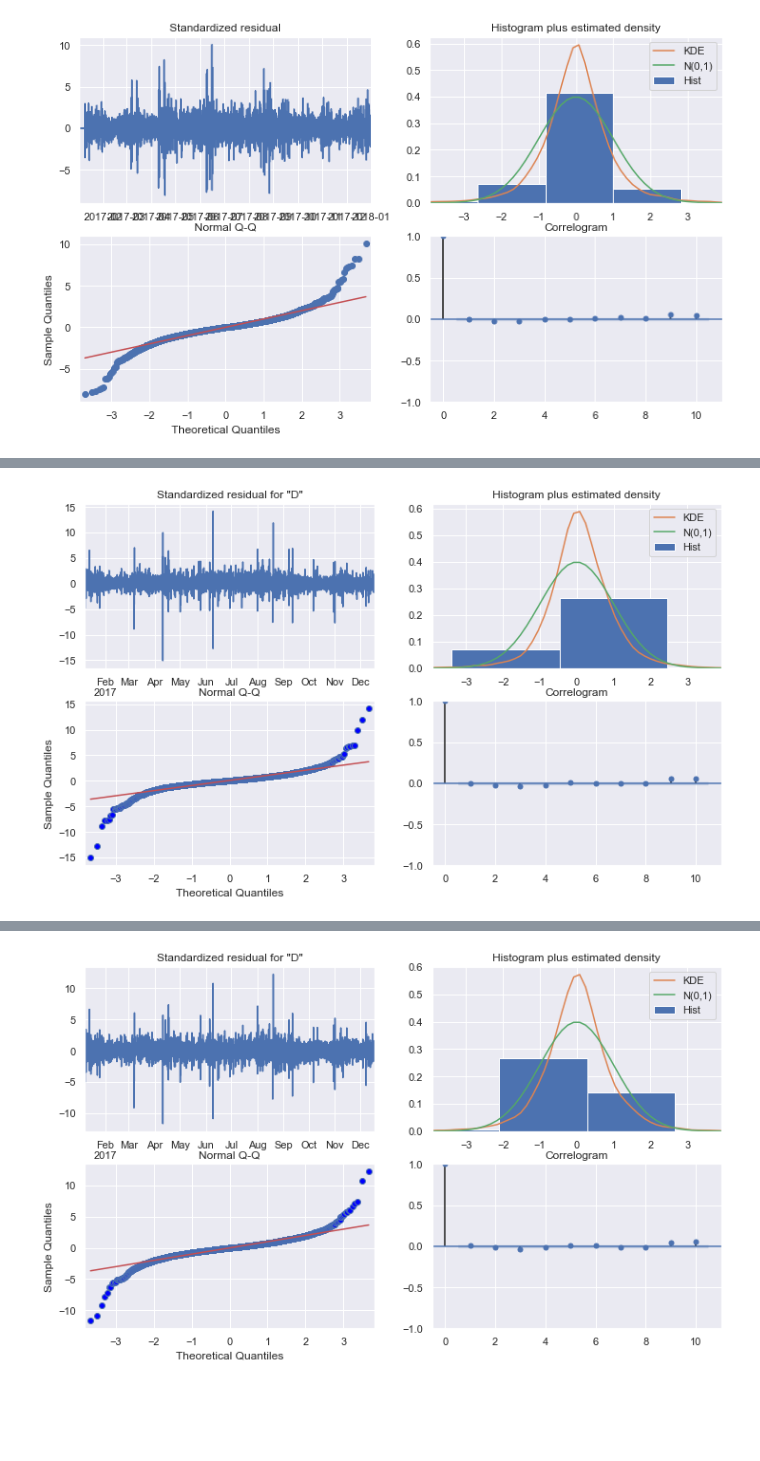
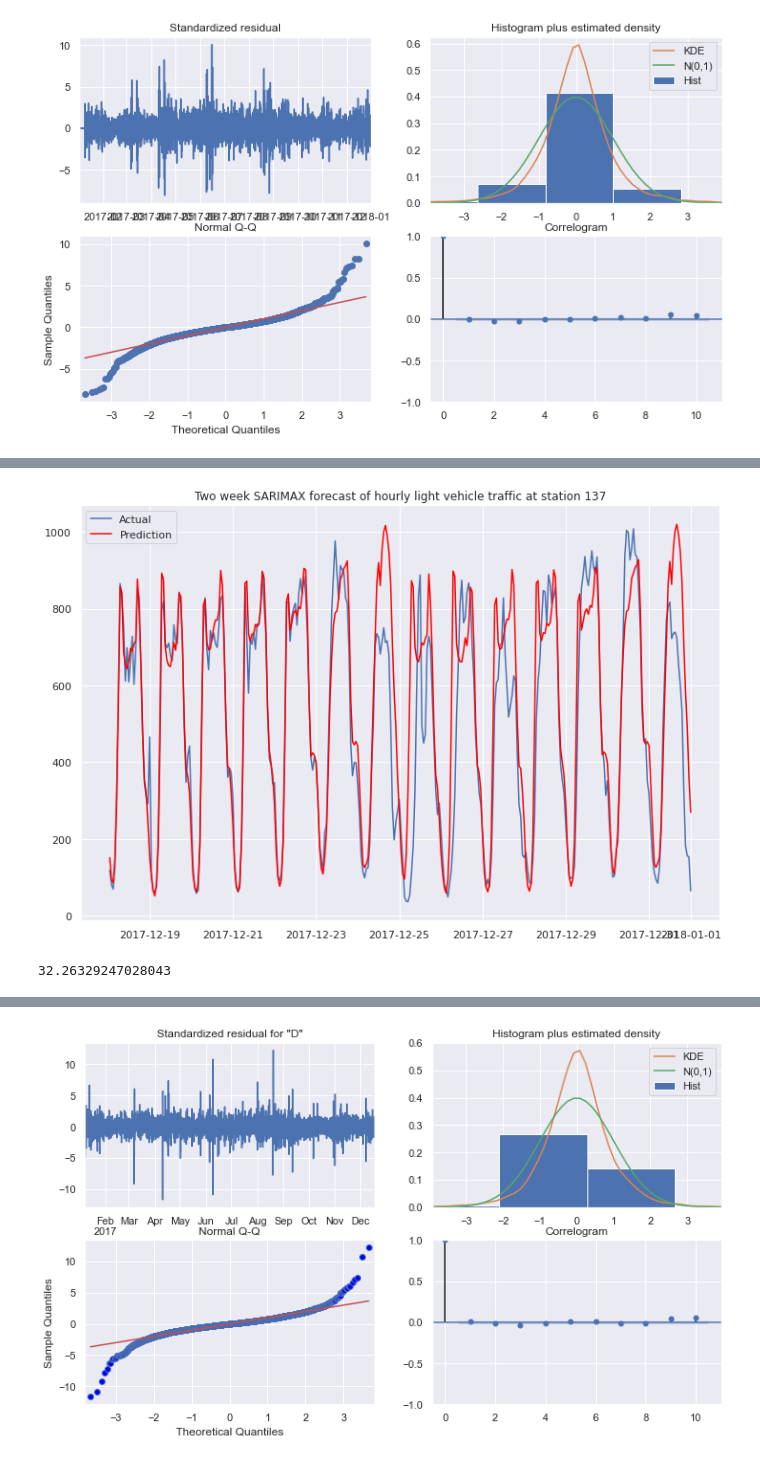
Before and after one commit to isdabelle/DigitalTwinBridges, a Jupyter notebook: CirculationInsights.ipynb, the cells around one changed output, grey strips where cells are left out. Drawn from its saved outputs; the diff is of its cells as text; code cells hidden in the pictures; blank space fills up the shorter version.

```diff
--- a/CirculationInsights.ipynb
+++ b/CirculationInsights.ipynb
@@ -266,18 +235,6 @@ for k_week in range(4, 6):
 # %% [output]
 4 half, 5 day, 4 week, 4 year, 105935.29067621767 aic
 KeyboardInterrupt:
-# %%
-def train_test(df):
-    df = df.to_frame()
-    terms_df = add_fourier_terms(df, 0, 0, 0, 5) #Smallest AIC value 4 half, 5 day, 3 week, 4 year
-    terms_df['Date'] = terms_df.index.date
-    terms_df['holiday'] = terms_df['Date'].isin(swiss_holiday)
-    terms_df = terms_df.drop(columns='Date')
-    df = pd.concat([df, terms_df], axis=1)
-    df['holiday'] = df.holiday.astype(float)
-    test = df.tail(336)
-    train = df.head(df.shape[0]-336)
-    return test, train
 # %%
 test, train = train_test(df_light)
 # %%
@@ -348,11 +414,6 @@ for q_ in range(0, 2):
 # %%
-#For small vehicle traffic data
+test, train = train_test(df_light)
 
-for q_ in range(0, 2):
-    for Q_ in range(0, 2):
-        for p_ in range(0, 3):
-            for P_ in range(1, 4):
-                model_opt = ARIMA(train['Date'], order=(p_,0,q_), seasonal_order=(P_, 1, Q_, 168), exog = train.drop(columns='Date'), trend='c')
-                results = model_opt.fit(method='innovations_mle', low_memory=True, cov_type='none')
-                print('({}, 0, {})({}, 1, {}), aic={}'.format(p_, q_, P_, Q_, results.aic))
-                aic.append(results.aic)
+#Best model for the light car traffic: (1, 0, 0)(3, 1, 0), aic=94769.52128285923
+model_opt = ARIMA(train['HourCount'], order=(1,0,0), seasonal_order=(1, 1, 1, 168), exog = train.drop(columns='HourCount'), trend='c')
+results = model_opt.fit(method='innovations_mle', low_memory=True, cov_type='none')
@@ -372,7 +424,23 @@ KeyboardInterrupt:
+# %%
+forecast_1= results.predict(start=test.index[0], end=test.index[-1], exog=test.drop(columns='HourCount'))
+plt.plot(test['HourCount'], label='Actual')
+#plt.plot(df_no_week.tail(336))
+plt.plot(forecast_1, color='red', label='Prediction')
+#plt.plot(test['Date']-forecast_1, color='purple', label='Residuals')
+plt.legend()
+plt.title('Two week SARIMAX forecast of hourly {} vehicle traffic at station 137'.format('light'))
+plt.show()
+# %% [output]
+[figure, added]
+# %%
+mape_score = (abs(test['HourCount']-forecast_1)/test['HourCount'])*100
+mape_score.mean()
+# %% [output]
+32.26329247028043
 # %%
-#Best model for overall traffic: (2, 0, 0)(3, 1, 1), aic=95171.2234592649
-model_opt = ARIMA(all_train['Date'], order=(2,0,0), seasonal_order=(3, 1, 1, 168), exog = all_train.drop(columns='Date'), trend='c')
+test, train = train_test(df_heavy)
+
+
+#Best model for the light car traffic: (1, 0, 0)(3, 1, 0), aic=94769.52128285923
+model_opt = ARIMA(train['HourCount'], order=(1,0,1), seasonal_order=(1, 1, 1, 168), exog = train.drop(columns='HourCount'), trend='c')
 results = model_opt.fit(method='innovations_mle', low_memory=True, cov_type='none')
-_ = results.plot_diagnostics(figsize=(12, 7))
-# %% [output]
-[figure, removed]
```
Also changed, not shown: parts of 45 cells of this notebook, 5 other files.
